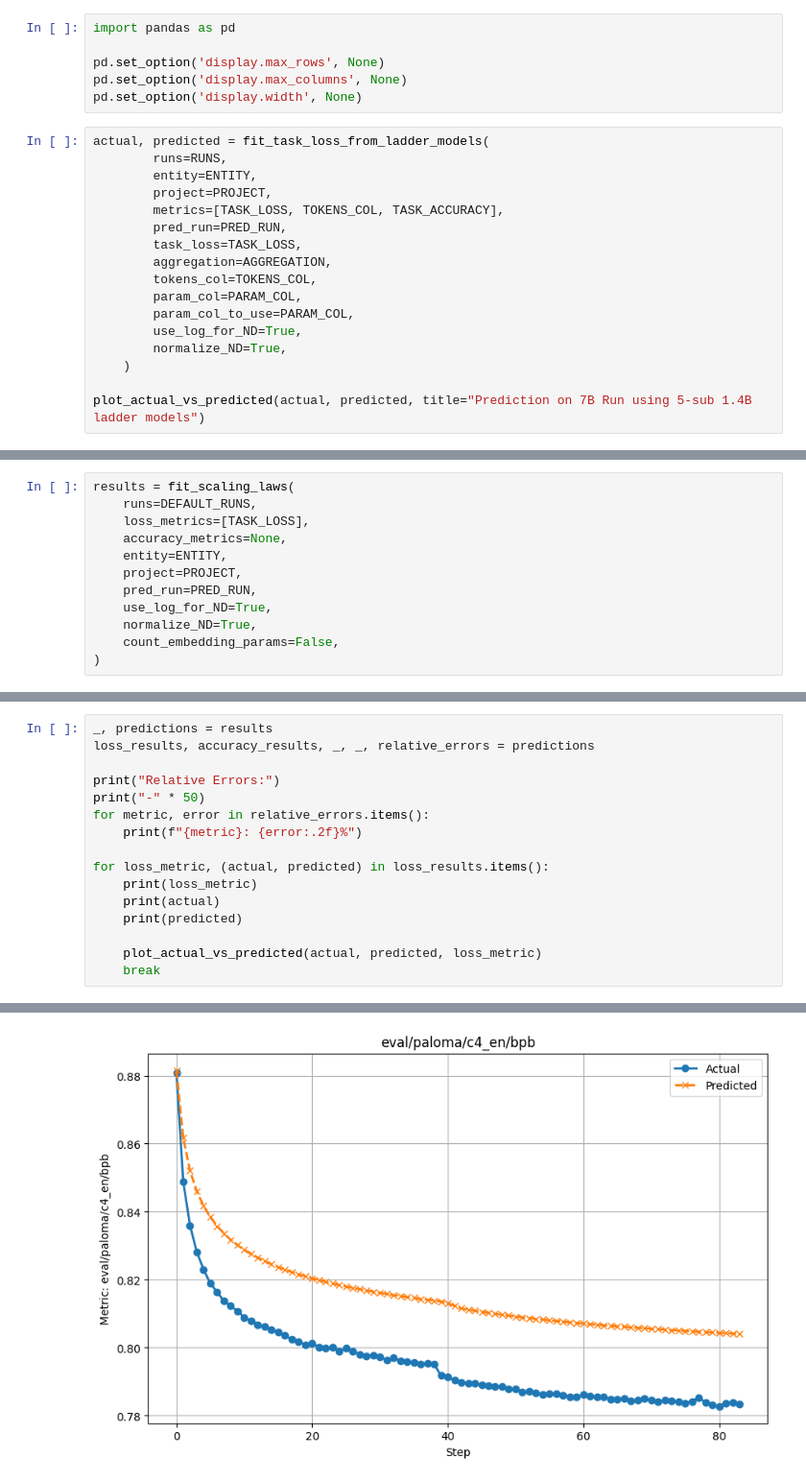
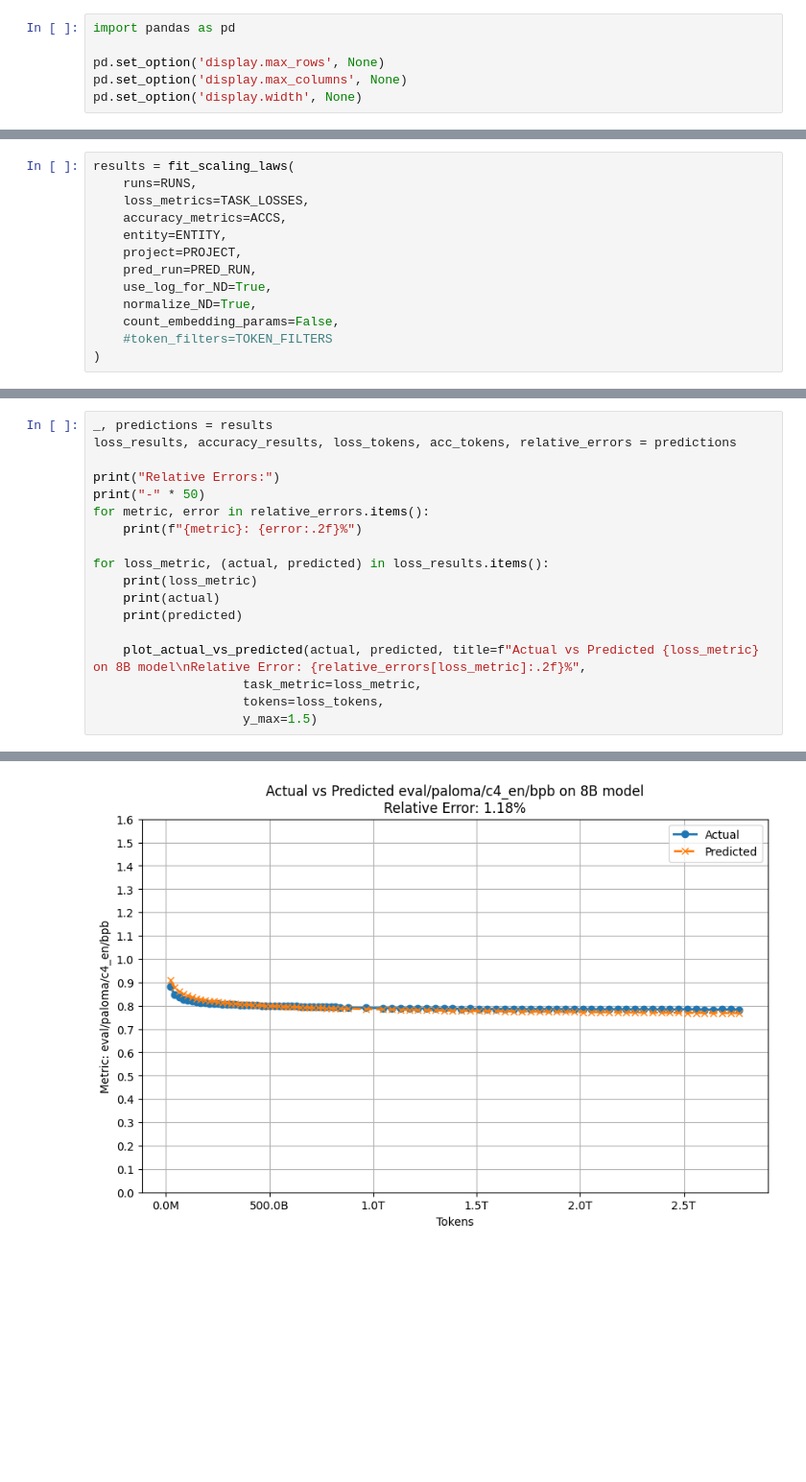
Before and after one commit to WhenWen/marin, a Jupyter notebook: marin/scaling_laws/sl.ipynb, the cells around one changed output, grey strips where cells are left out. Shown: that part at 96% size. Saved outputs shown, nothing was run; the diff lists cells and outputs as text; blank space fills up the shorter version.

```diff
--- a/marin/scaling_laws/sl.ipynb
+++ b/marin/scaling_laws/sl.ipynb
@@ -101,20 +100,3 @@ import pandas as pd
 pd.set_option('display.max_rows', None)
 pd.set_option('display.max_columns', None)
 pd.set_option('display.width', None)
-# %%
-actual, predicted = fit_task_loss_from_ladder_models(
-        runs=RUNS,
-        entity=ENTITY,
-        project=PROJECT,
-        metrics=[TASK_LOSS, TOKENS_COL, TASK_ACCURACY],
-        pred_run=PRED_RUN,
-        task_loss=TASK_LOSS,
-        aggregation=AGGREGATION,
-        tokens_col=TOKENS_COL,
-        param_col=PARAM_COL,
-        param_col_to_use=PARAM_COL,
-        use_log_for_ND=True,
-        normalize_ND=True,
-    )
-
-plot_actual_vs_predicted(actual, predicted, title="Prediction on 7B Run using 5-sub 1.4B ladder models")
@@ -123,13 +103,14 @@ plot_actual_vs_predicted(actual, predicted, title="Prediction on 7B Run using 5-
 # %%
 results = fit_scaling_laws(
-    runs=DEFAULT_RUNS,
-    loss_metrics=[TASK_LOSS],
-    accuracy_metrics=None,
+    runs=RUNS,
+    loss_metrics=TASK_LOSSES,
+    accuracy_metrics=ACCS,
     entity=ENTITY,
     project=PROJECT,
     pred_run=PRED_RUN,
     use_log_for_ND=True,
     normalize_ND=True,
     count_embedding_params=False,
+    #token_filters=TOKEN_FILTERS
 )
 # %% [output]
@@ -173,6 +134,6 @@ results
 # %%
 _, predictions = results
-loss_results, accuracy_results, _, _, relative_errors = predictions
+loss_results, accuracy_results, loss_tokens, acc_tokens, relative_errors = predictions
 
 print("Relative Errors:")
 print("-" * 50)
@@ -184,8 +145,10 @@ for loss_metric, (actual, predicted) in loss_results.items():
     print(actual)
     print(predicted)
 
-    plot_actual_vs_predicted(actual, predicted, loss_metric)
-    break
+    plot_actual_vs_predicted(actual, predicted, title=f"Actual vs Predicted {loss_metric} on 8B model\nRelative Error: {relative_errors[loss_metric]:.2f}%",
+                    task_metric=loss_metric,
+                    tokens=loss_tokens,
+                    y_max=1.5)
 # %% [output]
 Relative Errors:
 --------------------------------------------------
@@ -207,4 +170,4 @@ eval/paloma/c4_en/bpb
-[figure, old version]
+[figure, new version]
 # %%
 for index, (acc_metric, (actual, predicted)) in enumerate(accuracy_results.items()):
     print(acc_metric)
```
Also changed, not shown: parts of 8 cells of this notebook, 5 other files.
